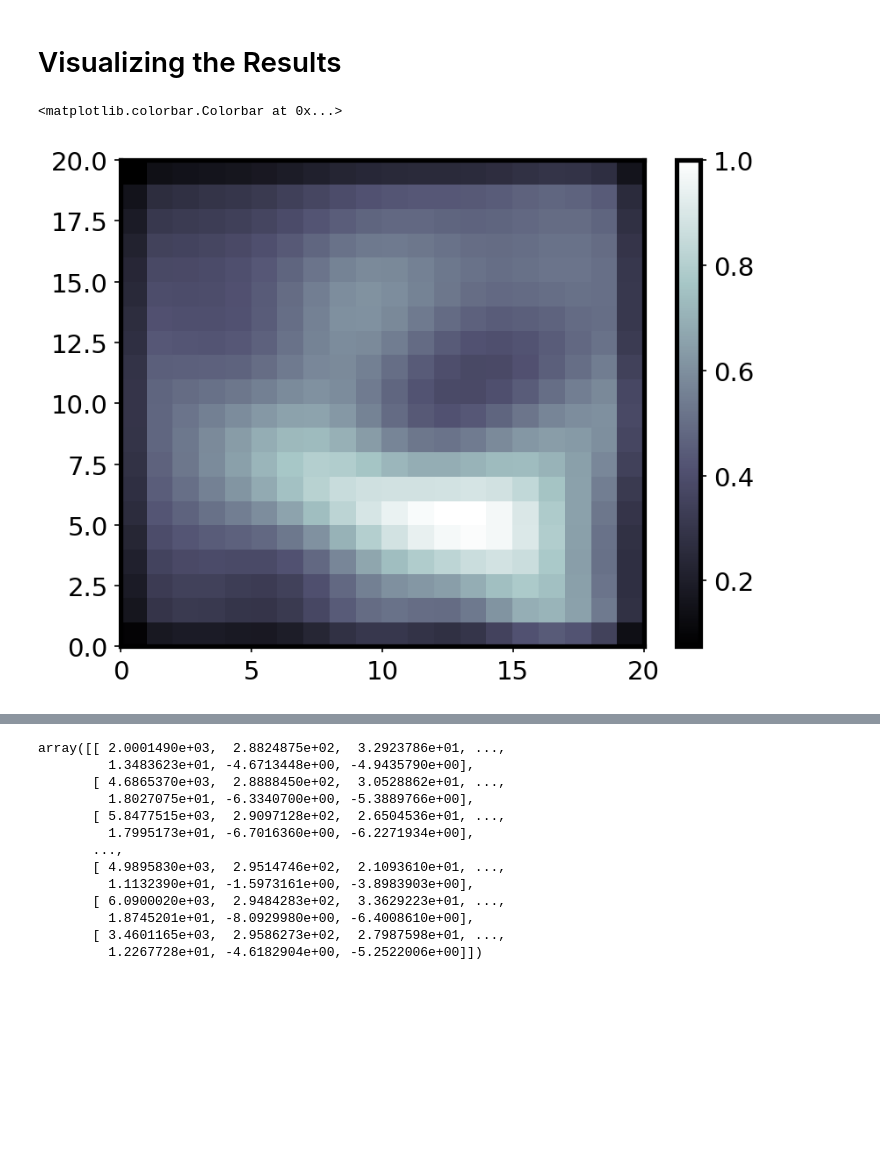
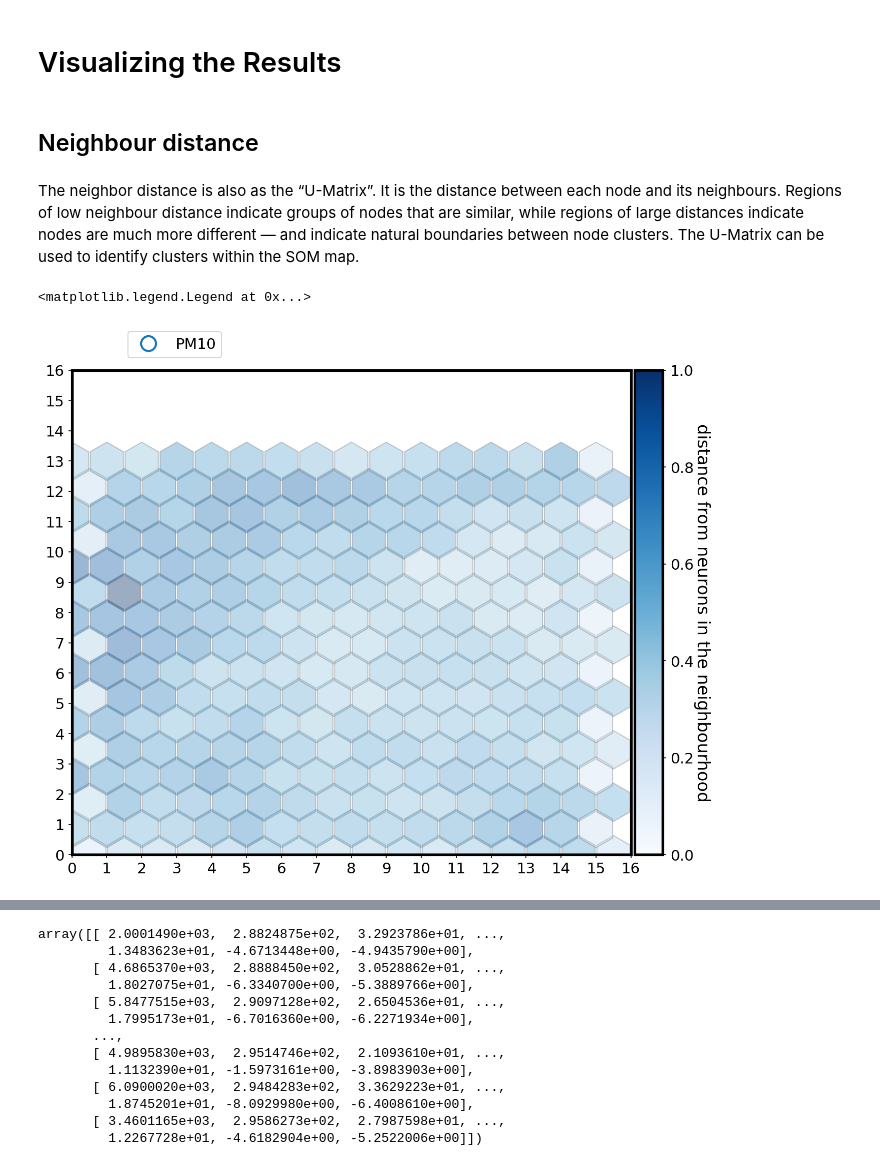
Before and after one commit to projectpythia-mystmd/dust-cookbook, a Jupyter notebook: initial_code.ipynb, the cells around one changed output, grey strips where cells are left out. Saved outputs shown, nothing was run; the diff lists cells and outputs as text; code cells hidden in the pictures; blank space fills up the shorter version.

```diff
--- a/initial_code.ipynb
+++ b/initial_code.ipynb
@@ -104,2 +134,71 @@ som.train(data = scaled_dust_df, num_iteration = 3000,
 # %% [markdown]
 # Visualizing the Results
+# %% [markdown]
+## Neighbour distance
+# %% [markdown]
+The neighbor distance is also as the “U-Matrix”. It is the distance between each node and its neighbours. Regions of low neighbour distance indicate groups of nodes that are similar, while regions of large distances indicate nodes are much more different — and indicate natural boundaries between node clusters. The U-Matrix can be used to identify clusters within the SOM map.
+# %%
+xx, yy = som.get_euclidean_coordinates()
+umatrix = som.distance_map()
+weights = som.get_weights()
+
+f = plt.figure(figsize=(10,10))
+ax = f.add_subplot(111)
+
+ax.set_aspect('equal')
+
+# iteratively add hexagons
+for i in range(weights.shape[0]):
+    for j in range(weights.shape[1]):
+        wy = yy[(i, j)] * np.sqrt(3) / 2
+        hex = RegularPolygon((xx[(i, j)], wy),
+                             numVertices=6,
+                             radius=.95 / np.sqrt(3),
+                             facecolor=cm.Blues(umatrix[i, j]),
+                             alpha=.4,
+                             edgecolor='gray')
+        ax.add_patch(hex)
+
+markers = ['o']
+colors = ['C0']
+# for cnt, x in enumerate(train_data):
+#     # getting the winner
+#     w = som.winner(x)
+#     # place a marker on the winning position for the sample xx
+#     wx, wy = som.convert_map_to_euclidean(w)
+#     wy = wy * np.sqrt(3) / 2
+#     plt.plot(wx, wy,
+#              markers[pm_df[cnt]-1],
+#              markerfacecolor='None',
+#              markeredgecolor=colors[pm_df[cnt]-1],
+#              markersize=12,
+#              markeredgewidth=2)
+
+xrange = np.arange(weights.shape[0]+1)
+yrange = np.arange(weights.shape[1]+1)
+plt.xticks(xrange-.5, xrange)
+plt.yticks(yrange * np.sqrt(3) / 2, yrange)
+
+divider = make_axes_locatable(plt.gca())
+ax_cb = divider.new_horizontal(size="5%", pad=0.05)
+cb1 = colorbar.ColorbarBase(ax_cb, cmap=cm.Blues,
+                            orientation='vertical', alpha=.4)
+cb1.ax.get_yaxis().labelpad = 16
+cb1.ax.set_ylabel('distance from neurons in the neighbourhood',
+                  rotation=270, fontsize=16)
+plt.gcf().add_axes(ax_cb)
+
+legend_elements = [Line2D([0], [0], marker='o', color='C0', label='PM10',
+                   markerfacecolor='w', markersize=14, linestyle='None', markeredgewidth=2)]
+                   # Line2D([0], [0], marker='+', color='C1', label='Rosa',
+                   # markerfacecolor='w', markersize=14, linestyle='None', markeredgewidth=2),
+                   # Line2D([0], [0], marker='x', color='C2', label='Canadian',
+                   # markerfacecolor='w', markersize=14, linestyle='None', markeredgewidth=2)]
+ax.legend(handles=legend_elements, bbox_to_anchor=(0.1, 1.08), loc='upper left',
+          borderaxespad=0., ncol=1, fontsize=14)
+
+#plt.savefig('resulting_images/som_seed_hex.png')
+#plt.show()
+# %% [output]
+<matplotlib.legend.Legend at 0x...>
+[figure, added]
@@ -115,9 +230,2 @@ for i, f in enumerate(feature_names):
-# %%
-bone()
-pcolor(som.distance_map().T)
-colorbar()
-# %% [output]
-<matplotlib.colorbar.Colorbar at 0x...>
-[figure, removed]
 # %%
 titles = ['PM10', '2m temperature', '2m relative humidity', 'Mean sea level pressure', 'Boundary layer depth',
```
Also changed, not shown: parts of 13 cells of this notebook.
